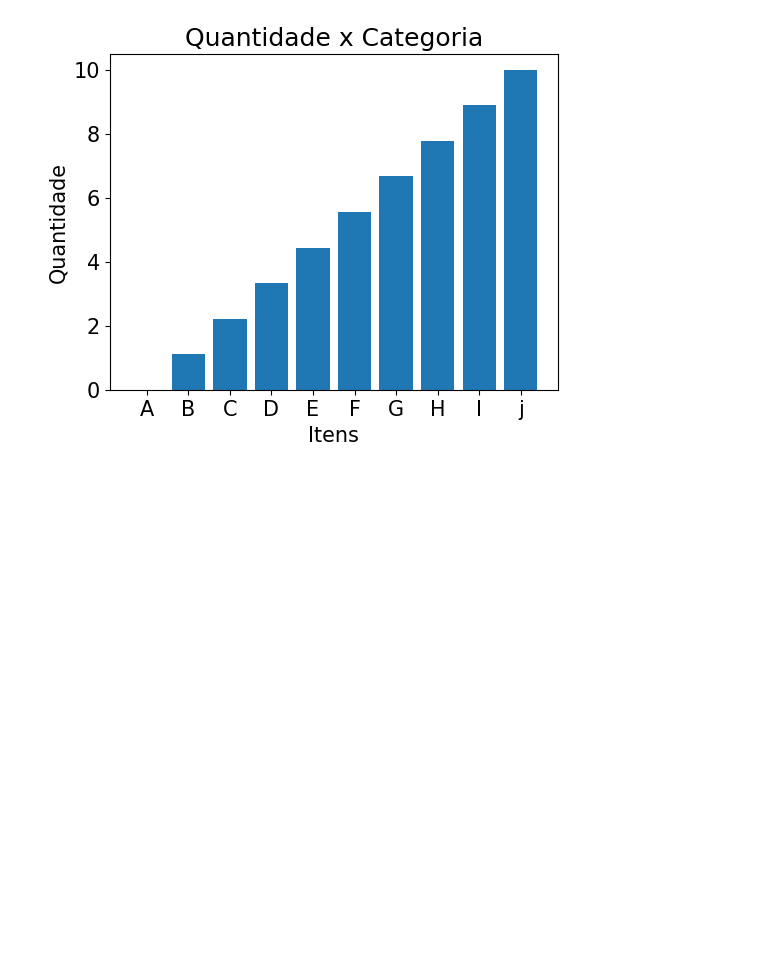
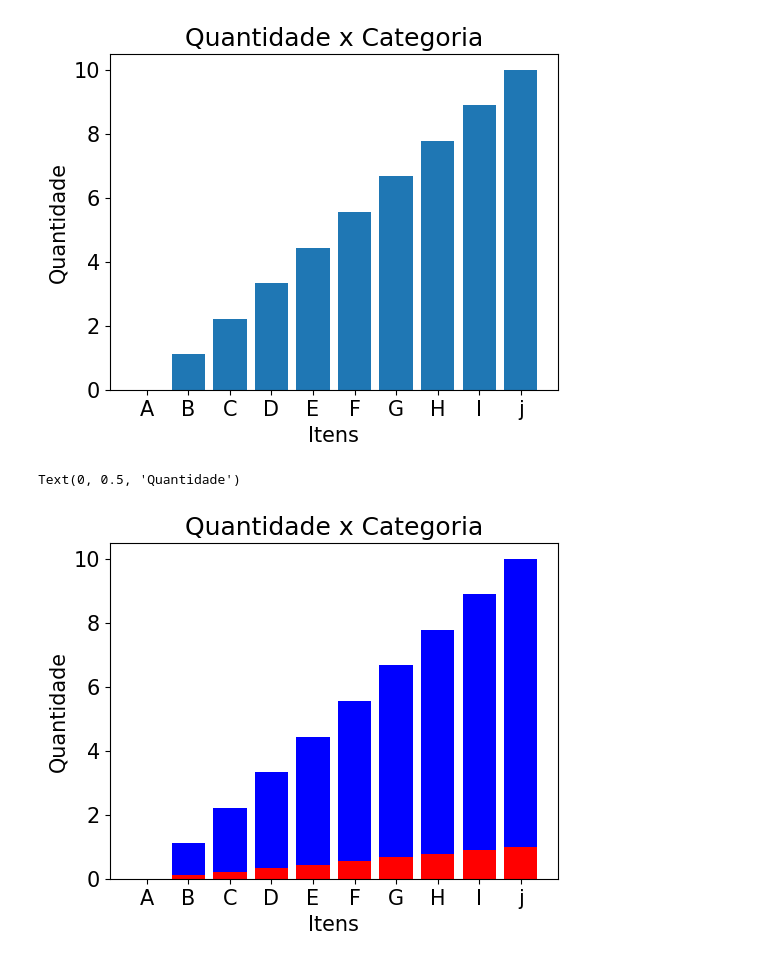
Before and after one commit to RSVictor/Codigos_IABD2024, a Jupyter notebook: Aula 03/exemplomatiplotilib.ipynb, the cells around one changed output. Cells and saved outputs as stored; diff of their text form; code cells hidden in the pictures; blank space fills up the shorter version.

Commit message:
Criação de um gráfico de barras dentro de outro

```diff
--- a/Aula 03/exemplomatiplotilib.ipynb
+++ b/Aula 03/exemplomatiplotilib.ipynb
@@ -68,3 +68,16 @@ plt.ylabel("Quantidade")
 # %% [output]
 Text(0, 0.5, 'Quantidade')
 [figure]
+# %%
+#Grafico de Barras dentro de outro grafico
+Figura = plt.figure() #Armazena na variavel Figura a figura a serplotada
+Grafico = Figura.add_axes([0,0,0.7,0.7]) #Cria a grade gráfico
+Rotulos =['A','B','C','D','E','F','G','H','I','j'] #cria os rotulos
+Grafico.bar(Rotulos,dados_x,color='blue')
+Grafico.bar(Rotulos,dados_x*0.1,color='red')
+plt.title("Quantidade x Categoria")
+plt.xlabel("Itens")
+plt.ylabel("Quantidade")
+# %% [output]
+Text(0, 0.5, 'Quantidade')
+[figure, added]
```
